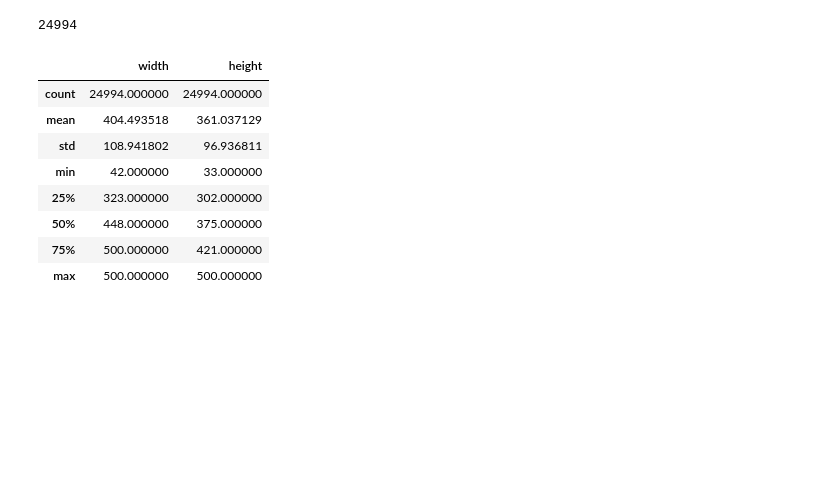
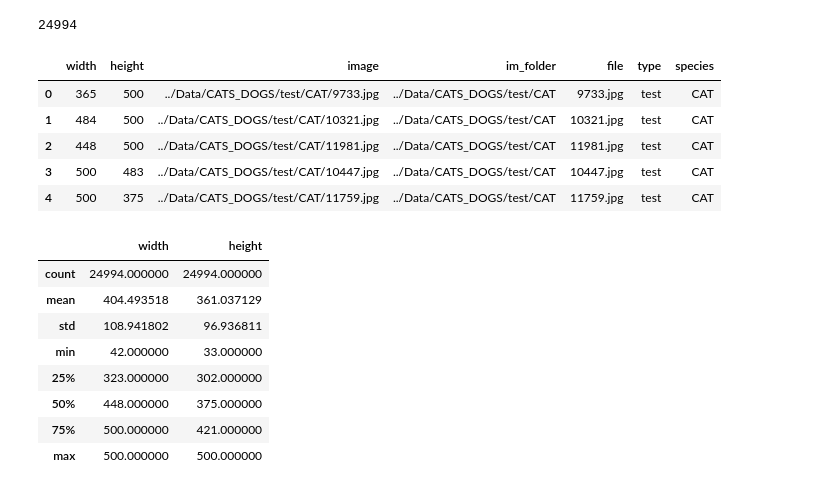
Before and after one commit to alejandrodgb/pytorch-for-dl, a Jupyter notebook: 03-CNN-Convolutional-Neural-Networks/03-Real Image Data.ipynb, the cells around one changed output. Saved outputs shown, nothing was run; the diff lists cells and outputs as text; code cells hidden in the pictures; blank space fills up the shorter version.

```diff
--- a/03-CNN-Convolutional-Neural-Networks/03-Real Image Data.ipynb
+++ b/03-CNN-Convolutional-Neural-Networks/03-Real Image Data.ipynb
@@ -63,3 +66,12 @@ df['species'] = df['image'].apply(lambda x: x.split('/')[-2].split('\\')[1])
+# %%
+df.head()
+# %% [output]
+|  | width | height | image | im_folder | file | type | species |
+| 0 | 365 | 500 | ../Data/CATS_DOGS/test/CAT/9733.jpg | ../Data/CATS_DOGS/test/CAT | 9733.jpg | test | CAT |
+| 1 | 484 | 500 | ../Data/CATS_DOGS/test/CAT/10321.jpg | ../Data/CATS_DOGS/test/CAT | 10321.jpg | test | CAT |
+| 2 | 448 | 500 | ../Data/CATS_DOGS/test/CAT/11981.jpg | ../Data/CATS_DOGS/test/CAT | 11981.jpg | test | CAT |
+| 3 | 500 | 483 | ../Data/CATS_DOGS/test/CAT/10447.jpg | ../Data/CATS_DOGS/test/CAT | 10447.jpg | test | CAT |
+| 4 | 500 | 375 | ../Data/CATS_DOGS/test/CAT/11759.jpg | ../Data/CATS_DOGS/test/CAT | 11759.jpg | test | CAT |
 # %%
 df[['width','height']].describe()
 # %% [output]
```
Also changed, not shown: parts of 17 cells of this notebook.
